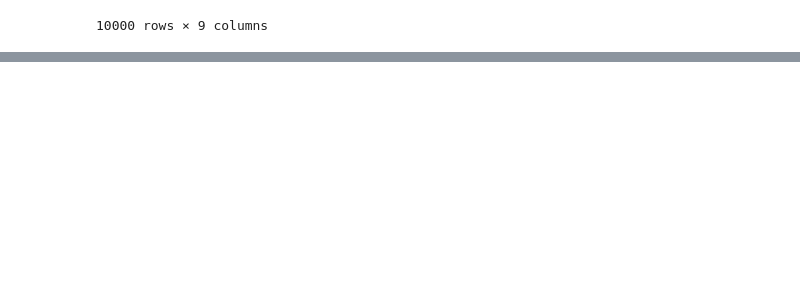
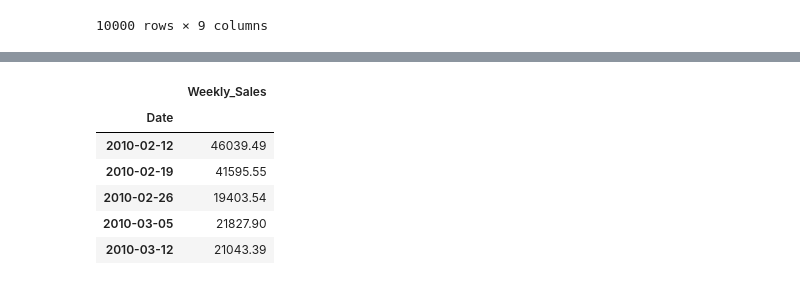
Before and after one commit to robsonbfreitas/TrabalhoFinal, a Jupyter notebook: TrabalhoFinal.ipynb, the cells around one changed output, grey strips where cells are left out. Saved outputs shown, nothing was run; the diff lists cells and outputs as text; code cells hidden in the pictures; blank space fills up the shorter version.

```diff
--- a/TrabalhoFinal.ipynb
+++ b/TrabalhoFinal.ipynb
@@ -279,0 +124,3 @@ r2_score(y, result)
+# %%
+y_train = df_XTrain[['Weekly_Sales']]
+y_train
@@ -279,0 +160,12 @@ r2_score(y, result)
+# %%
+y_train = y_train.iloc[1:]
+#y = y.dropna()
+y_train.head()
+# %% [output]
+|  | Weekly_Sales |
+| Date |  |
+| 2010-02-12 | 46039.49 |
+| 2010-02-19 | 41595.55 |
+| 2010-02-26 | 19403.54 |
+| 2010-03-05 | 21827.90 |
+| 2010-03-12 | 21043.39 |
```
Also changed, not shown: parts of 35 cells of this notebook.
